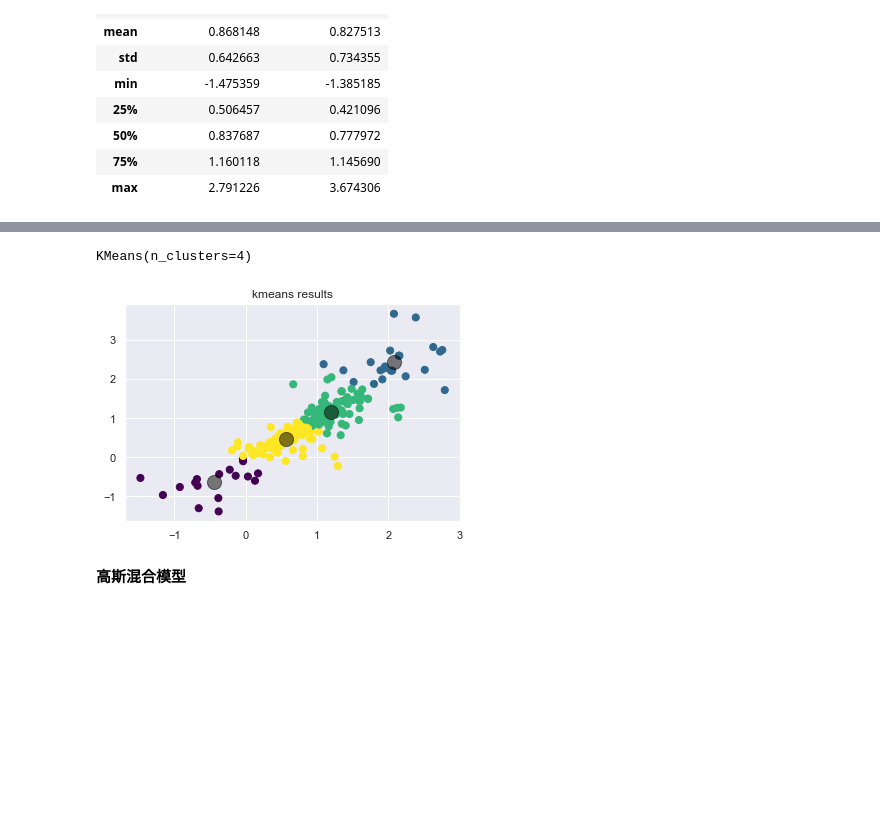
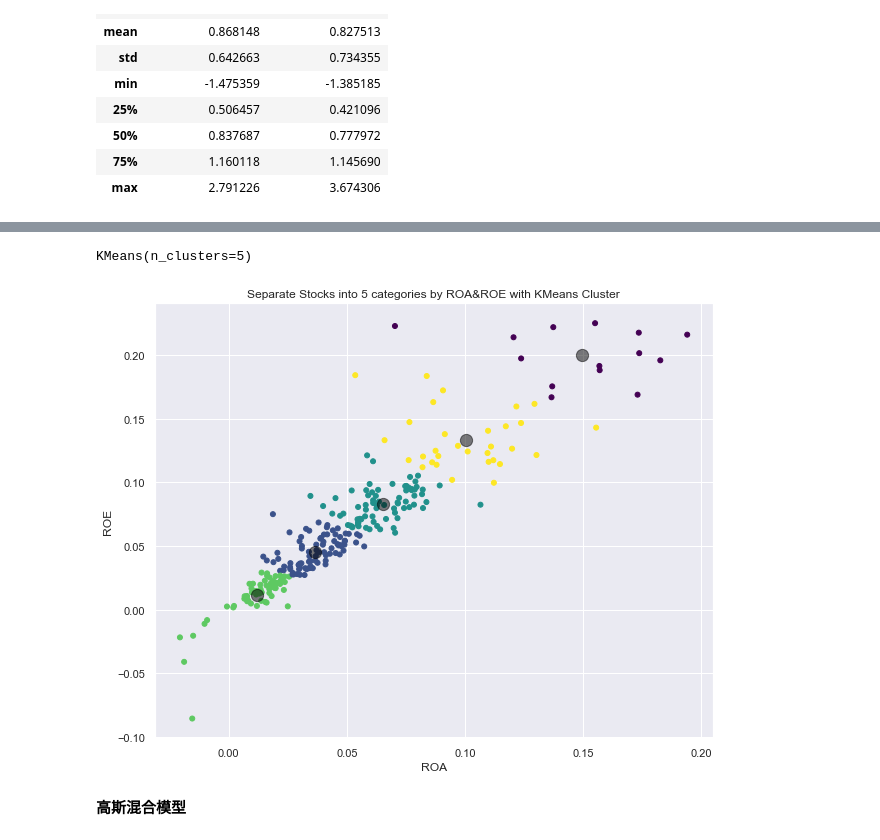
Before and after one commit to YunmaoLeo/Python-DataAnalysis-FInancialEvent-Lejie, a Jupyter notebook: Data-Visualization on M&A.ipynb, the cells around one changed output, grey strips where cells are left out. Saved outputs shown, nothing was run; the diff lists cells and outputs as text; code cells hidden in the pictures; blank space fills up the shorter version.

```diff
--- a/Data-Visualization on M&A.ipynb
+++ b/Data-Visualization on M&A.ipynb
@@ -185,6 +183,8 @@ sheet[['ROA','ROAT+1','ROET','ROET+1']].plot(alpha=0.5)
 # %% [output]
 <AxesSubplot:>
 [figure]
+# %%
+sheet['ROE']=sheet['ROET']
 # %%
 import seaborn as sns;sns.set()
 # %%
@@ -213,7 +215,7 @@ sheet.drop(tmp.index)['AcgPro'].value_counts().plot(kind='barh',alpha=0.6)
 # %%
 #ROA ROE变化率
 sheet['ROA_Change_Rate']=sheet['ROAT+1']/sheet['ROA']
-sheet['ROE_Change_Rate']=sheet['ROET+1']/sheet['ROET']
+sheet['ROE_Change_Rate']=sheet['ROET+1']/sheet['ROE']
 # %%
 sheet[['ROA_Change_Rate','ROE_Change_Rate']].describe()
 # %% [output]
@@ -270,7 +272,7 @@ sheet[['ROA_Change_Rate','ROE_Change_Rate']].describe()
 | 75% | 1.160118 | 1.145690 |
 | max | 2.791226 | 3.674306 |
 # %%
-X = sheet[['ROA_Change_Rate','ROE_Change_Rate']]
+X = sheet[['ROA','ROE']]
 # %%
 plt.scatter(X.iloc[:, 0], X.iloc[:, 1],s=50)
 # %% [output]
@@ -279,17 +281,21 @@ plt.scatter(X.iloc[:, 0], X.iloc[:, 1],s=50)
 # %%
 from sklearn.cluster import KMeans
-kmeans = KMeans(n_clusters=4)
+kmeans = KMeans(n_clusters=5)
 kmeans.fit(X)
 # %% [output]
-KMeans(n_clusters=4)
+KMeans(n_clusters=5)
 # %%
 y_means=kmeans.predict(X)
-plt.scatter(X.iloc[:,0],X.iloc[:,1],c=y_means,s=50,cmap='viridis')
+plt.figure(figsize=(10,8))
+plt.scatter(X.iloc[:,0],X.iloc[:,1],c=y_means,s=25,cmap='viridis')
 centers = kmeans.cluster_centers_
-plt.scatter(centers[:,0],centers[:,1],c='black',s=200,alpha=0.5)
-plt.title('kmeans results');
+plt.scatter(centers[:,0],centers[:,1],c='black',s=150,alpha=0.5)
+plt.xlabel('ROA')
+plt.ylabel('ROE')
+plt.title('Separate Stocks into 5 categories by ROA&ROE with KMeans Cluster');
+plt.savefig('KMeans cluster result')
 # %% [output]
-[figure, old version]
+[figure, new version]
 # %% [markdown]
 **高斯混合模型**
 # %%
```
Also changed, not shown: parts of 12 cells of this notebook, 7 other files.
